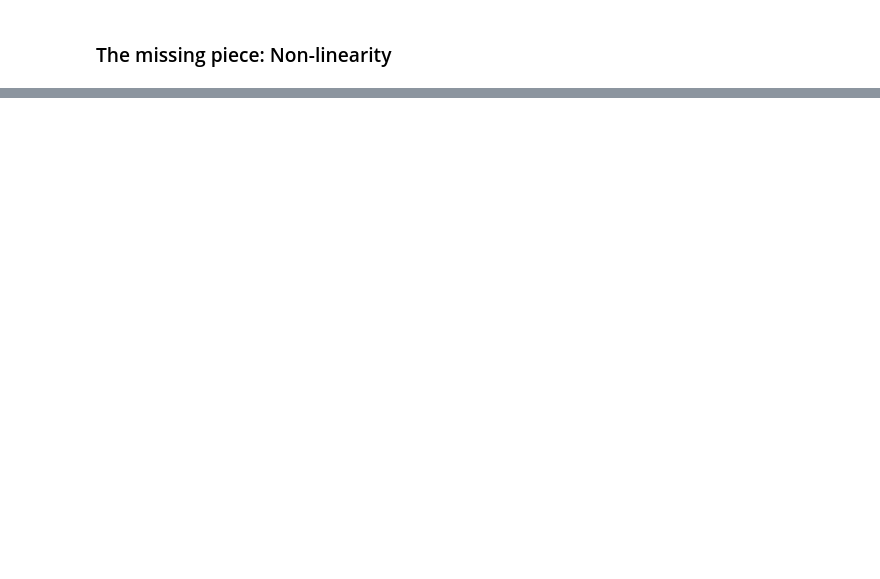
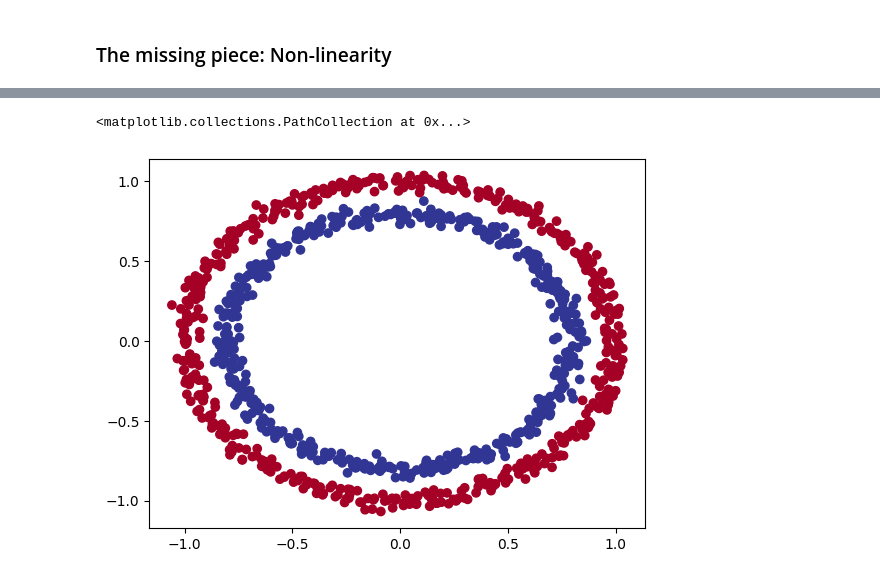
Before and after one commit to RobertoRosa7/curso-tensorflow, a Jupyter notebook: tensorflow_zero_to_master/neural_network_classification.ipynb, the cells around one changed output, grey strips where cells are left out. Saved outputs shown, nothing was run; the diff lists cells and outputs as text; code cells hidden in the pictures; blank space fills up the shorter version.

```diff
--- a/tensorflow_zero_to_master/neural_network_classification.ipynb
+++ b/tensorflow_zero_to_master/neural_network_classification.ipynb
@@ -294,2 +271,20 @@ plt.legend()
 # %% [markdown]
 ### The missing piece: Non-linearity
+# %%
+# set the random seed
+tf.random.set_seed(42)
+
+# create the model
+model_4 = tf.keras.Sequential([
+    tf.keras.layers.Dense(1, activation=tf.keras.activations.linear)
+])
+
+# compile the model
+model_4.compile(loss='binary_crossentropy', optimizer=tf.keras.optimizers.Adam(
+    learning_rate=0.001), metrics=['accuracy'])
+
+# fit the model
+model_4.fit(x, y, epochs=100, verbose=0)
+
+# evaluate
+model_4.evaluate(x, y)
@@ -295,0 +294,6 @@ plt.legend()
+# %%
+# check out our model data
+plt.scatter(x[:, 0], x[:, 1], c=y, cmap=plt.cm.RdYlBu)
+# %% [output]
+<matplotlib.collections.PathCollection at 0x...>
+[figure, added]
```
Also changed, not shown: parts of 72 cells of this notebook.
